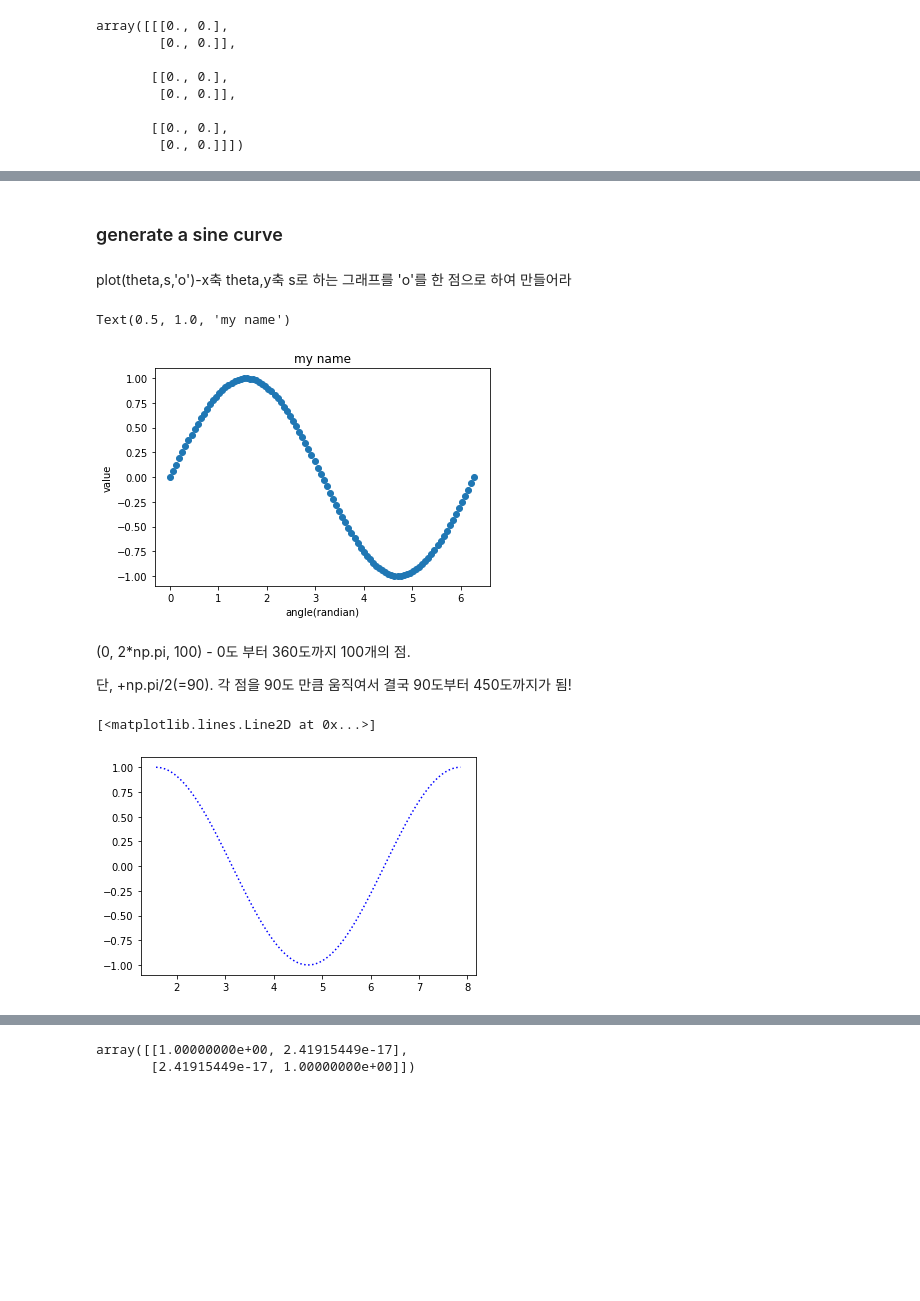
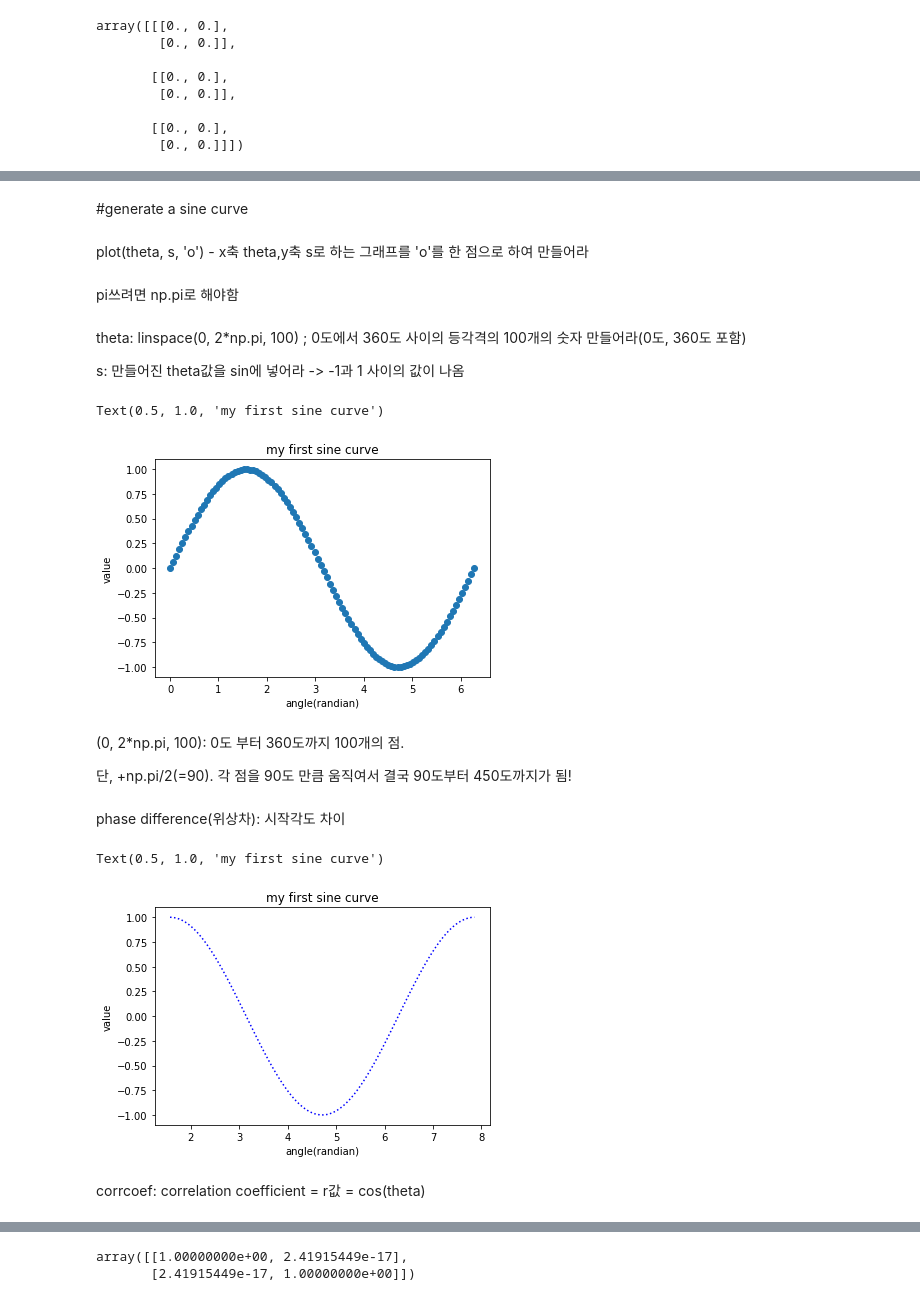
Before and after one commit to yeojun6/21-2-, a Jupyter notebook: numpy.ipynb, the cells around one changed output, grey strips where cells are left out. Saved outputs shown, nothing was run; the diff lists cells and outputs as text; code cells hidden in the pictures; blank space fills up the shorter version.

```diff
--- a/numpy.ipynb
+++ b/numpy.ipynb
@@ -161,25 +183,40 @@ plt.hist(x, bins=10)
 # %% [markdown]
-### generate a sine curve
+#generate a sine curve
 # %% [markdown]
-plot(theta,s,'o')-x축 theta,y축 s로 하는 그래프를 'o'를 한 점으로 하여 만들어라
+plot(theta,  s,  'o')  -  x축 theta,y축 s로 하는 그래프를 'o'를 한 점으로 하여 만들어라
+# %% [markdown]
+pi쓰려면 np.pi로 해야함
+# %% [markdown]
+theta:  linspace(0,  2*np.pi,  100)  ;  0도에서 360도 사이의 등각격의 100개의 숫자 만들어라(0도, 360도 포함)
+
+s: 만들어진 theta값을 sin에 넣어라 -> -1과 1 사이의 값이 나옴
 # %%
 theta = np.linspace(0, 2*np.pi, 100)
-s = np.sin(theta)
+s = np.sin(theta) #sin에 넣으면 -1과 1 사이의 값으로 나옴
 plt.plot(theta, s, 'o')
 plt.xlabel('angle(randian)')
 plt.ylabel('value')
-plt.title('my name')
+plt.title('my first sine curve')
+
+# print(theta.shape)
 # %% [output]
-Text(0.5, 1.0, 'my name')
+Text(0.5, 1.0, 'my first sine curve')
-[figure, old version]
+[figure, new version]
 # %% [markdown]
-(0, 2*np.pi, 100) - 0도 부터 360도까지 100개의 점.
+(0, 2*np.pi, 100):  0도 부터 360도까지 100개의 점.
 
 단, +np.pi/2(=90). 각 점을 90도 만큼 움직여서 결국 90도부터 450도까지가 됨!
+# %% [markdown]
+phase difference(위상차): 시작각도 차이
 # %%
 theta2 = np.linspace(0, 2*np.pi, 100) + np.pi/2
 s2 = np.sin(theta2)
 plt.plot(theta2, s2, 'b:')
+plt.xlabel('angle(randian)')
+plt.ylabel('value')
+plt.title('my first sine curve')
 # %% [output]
-[<matplotlib.lines.Line2D at 0x...>]
+Text(0.5, 1.0, 'my first sine curve')
-[figure, old version]
+[figure, new version]
+# %% [markdown]
+corrcoef:  correlation coefficient = r값 = cos(theta)
```
Also changed, not shown: parts of 23 cells of this notebook.
